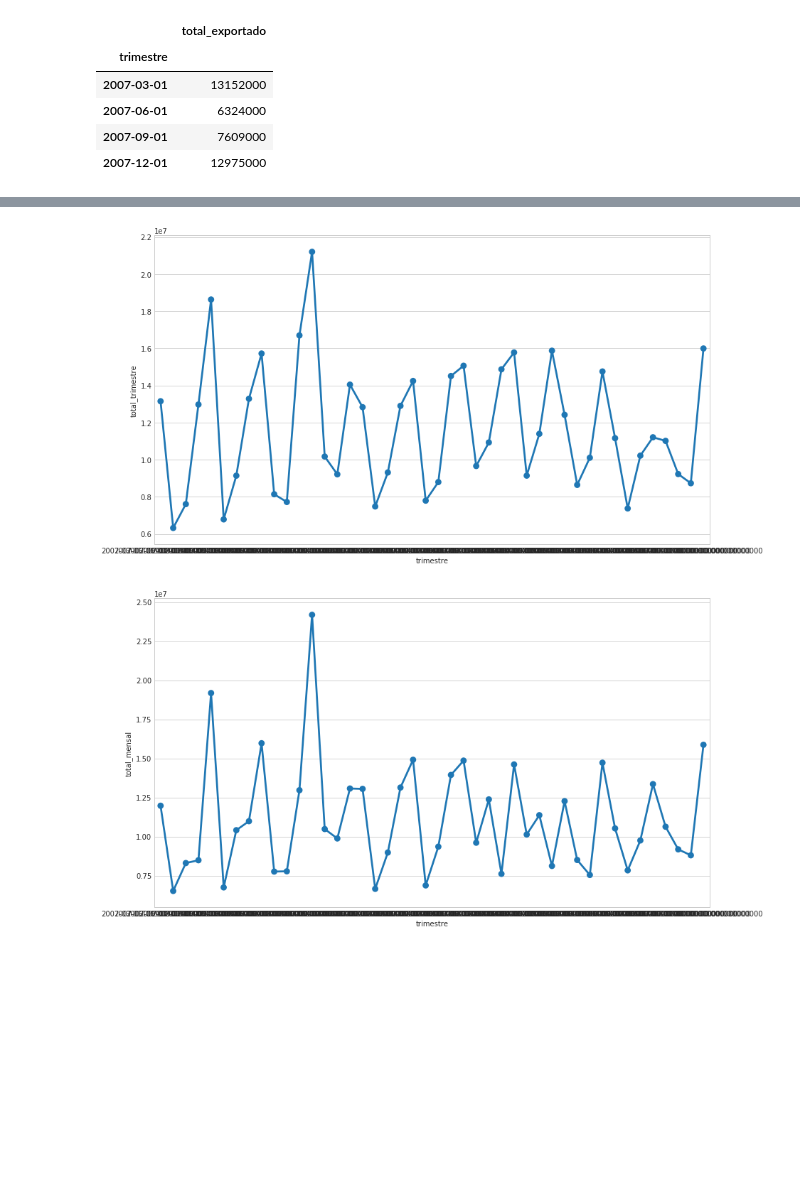
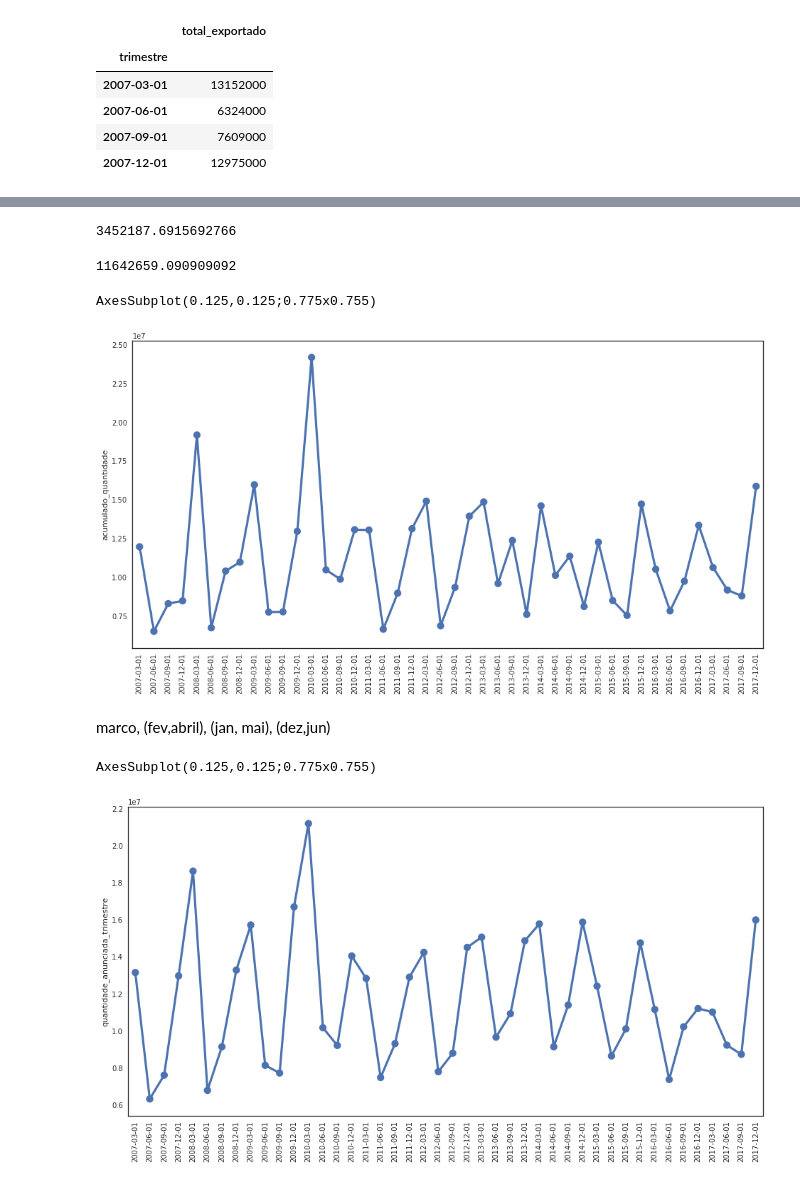
Before and after one commit to raffOps/data-analysis, a Jupyter notebook: data analysis.ipynb, the cells around one changed output, grey strips where cells are left out. Saved outputs shown, nothing was run; the diff lists cells and outputs as text; code cells hidden in the pictures; blank space fills up the shorter version.

Commit message:
primeiro modelo de regressao linear

```diff
--- a/data analysis.ipynb
+++ b/data analysis.ipynb
@@ -7,8 +7,11 @@ import io
 import requests as req
 import seaborn as sns
 import matplotlib.pyplot as plt
+from sklearn.model_selection import train_test_split
+from sklearn.linear_model import LinearRegression
+import numpy as np
 %matplotlib inline
-sns.set_style("whitegrid")
+sns.set(style="white", color_codes=True)
 # %%
 querie = """select * from exports where "Cod. Mun" in {} and
 "NCM" like "6402%";"""
@@ -40,21 +43,30 @@ def data_clean_db(dataframe):
 def get_meses_por_trimestres(db):
     anos = list(range(2003,2018))
     trimestres = [3, 6, 9, 12]
-    balanco_mensal = pd.DataFrame(columns=["1M","2M","3M","acumulado_meses","trimestre"])
+    balanco_mensal = pd.DataFrame(columns=
+        ["1M_quantidade","2M_quantidade","3M_quantidade",
+            "acumulado_quantidade","acumulado_peso", "acumulado_financeiro" ,"trimestre"])
+    #balanco_mensal = pd.DataFrame(columns=
+     #       ["1M_quantidade","2M_quantidade","3M_quantidade",
+      #      "acumulado_quantidade","trimestre"])
     mes3 = (lambda exportacao: exportacao[2] if len(exportacao) == 3 else 0)
     for ano in anos:
         for trimestre in trimestres:
             trimestre_ = datetime(ano, trimestre, 1)
             tabela_trimestral = db[(db.data <= trimestre_) &
                       (db.data > trimestre_ - oper_date.relativedelta(months=3))]
-            tabela_trimestral = tabela_trimestral.groupby("data").quantidade.sum()
+            quantidade_trimestral = tabela_trimestral.groupby("data").quantidade.sum()
             balanco_mensal = balanco_mensal.append(
-                    {"1M": tabela_trimestral[0],
-                    "2M": tabela_trimestral[1],
-                     "3M": mes3(tabela_trimestral),
-                     "acumulado_meses": tabela_trimestral.sum(),
-                     "trimestre": trimestre_ }, ignore_index=True)
+                    {"1M_quantidade": quantidade_trimestral[0],
+                    "2M_quantidade": quantidade_trimestral[1],
+                     "3M_quantidade": mes3(quantidade_trimestral),
+                     "acumulado_quantidade": quantidade_trimestral.sum(),
+                     "acumulado_peso": tabela_trimestral.peso.sum(),
+                    "acumulado_financeiro": tabela_trimestral.financeiro.sum(),
+                     "trimestre": trimestre_
+                    }, ignore_index=True)
     balanco_mensal.set_index("trimestre",inplace=True)
+    balanco_mensal.iloc[:,0:7] = balanco_mensal.iloc[:,0:7].astype("int")
     return balanco_mensal
 # %%
 grendene_db = pd.read_sql_query(querie.format(grendene_cidades), con)
@@ -138,5 +166,5 @@ balanco_trimestral_gren.head(8)
 # %%
 balanco_trimestral_gren.trimestre = balanco_trimestral_gren.trimestre.apply(
-    lambda string:get_trimestre(string))
+    lambda string:get_datetime(string))
 balanco_trimestral_gren.head(4)
 # %% [output]
@@ -221,6 +253,6 @@ total_exportado    44 non-null int64
 dtypes: int64(1)
 memory usage: 704.0 bytes
 # %%
-relacao_mensal_trimestral_gren = balanco_mensal_gren
-relacao_mensal_trimestral_gren["total_trimestre"] = balanco_trimestral_gren
+relacao_mensal_trimestral_gren = balanco_mensal_gren.copy()
+relacao_mensal_trimestral_gren["quantidade_anunciada_trimestre"] = balanco_trimestral_gren
 # %%
@@ -298,12 +360,28 @@ ValueError: color kwarg must have one color per dataset
+# %%
+relacao_mensal_trimestral_gren.quantidade_anunciada_trimestre.std()
+# %% [output]
+3452187.6915692766
+# %%
+relacao_mensal_trimestral_gren.quantidade_anunciada_trimestre.mean()
+# %% [output]
+11642659.090909092
 # %%
-plt.figure(figsize=(14,8))
-a = sns.pointplot(x=relacao_mensal_trimestral_grend.index,
-              y=relacao_mensal_trimestral_grend.total_trimestre)
+plt.figure(figsize=(16,8))
+graph = sns.pointplot(x=relacao_mensal_trimestral_gren.index.date,
+              y=relacao_mensal_trimestral_gren.acumulado_quantidade)
+plt.setp(graph.get_xticklabels(), rotation=90)
+print(graph)
 # %% [output]
+AxesSubplot(0.125,0.125;0.775x0.755)
-[figure, old version]
+[figure, new version]
+# %% [markdown]
+marco, (fev,abril), (jan, mai), (dez,jun)
 # %%
-plt.figure(figsize=(14,8))
-a = sns.pointplot(x=relacao_mensal_trimestral_grend.index,
-              y=relacao_mensal_trimestral_grend.total_mensal)
+plt.figure(figsize=(16,8))
+graph = sns.pointplot(x=relacao_mensal_trimestral_gren.index.date,
+              y=relacao_mensal_trimestral_gren.quantidade_anunciada_trimestre)
+plt.setp(graph.get_xticklabels(), rotation=90)
+print(graph)
 # %% [output]
+AxesSubplot(0.125,0.125;0.775x0.755)
-[figure, old version]
+[figure, new version]
```
Also changed, not shown: parts of 35 cells of this notebook, 2 other files.
